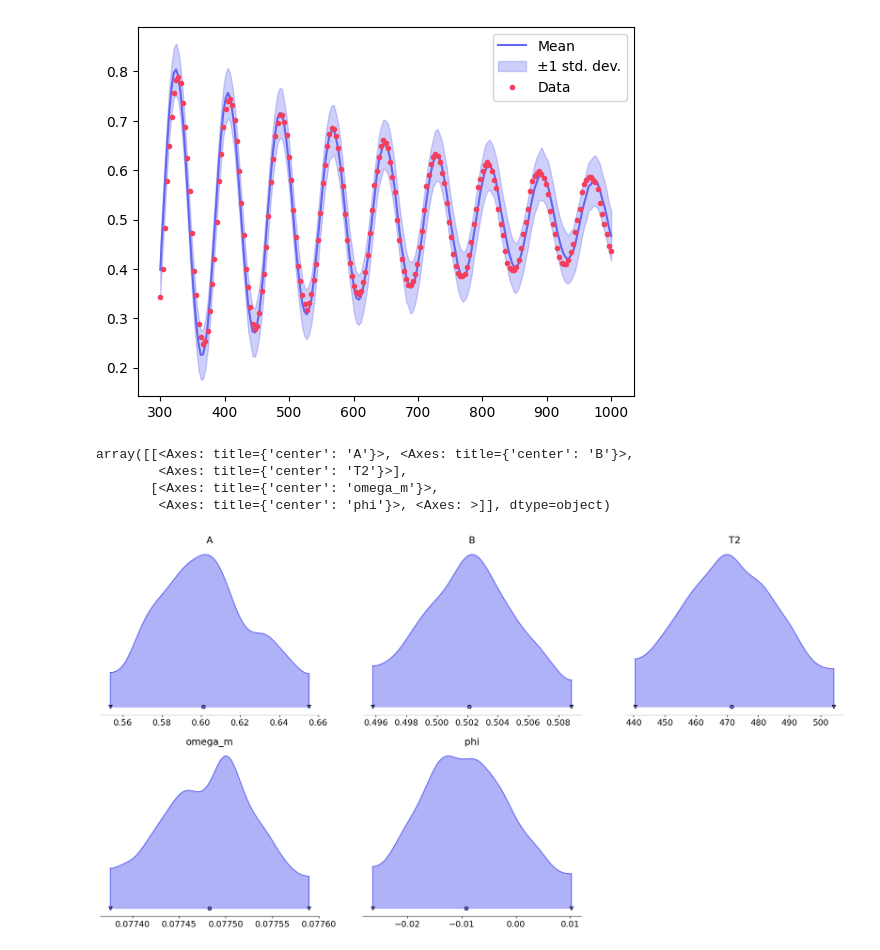
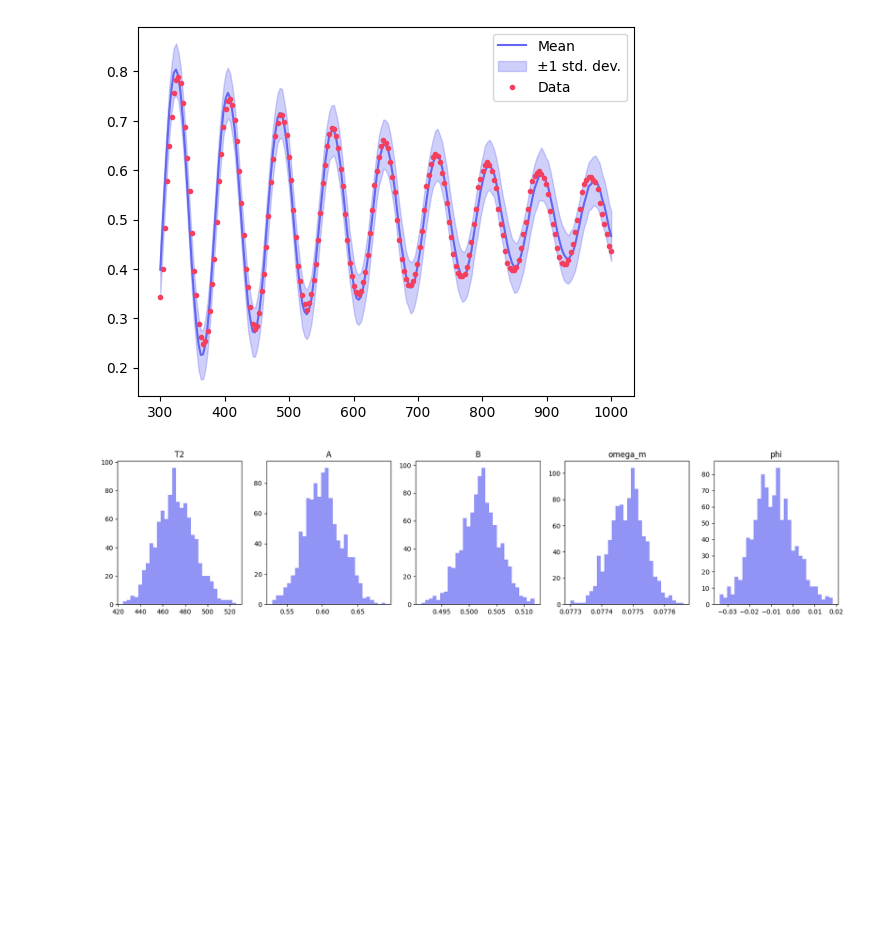
Before and after one commit to PorametPat/inspeqtor, a Jupyter notebook: docs/tutorials/tutorial_0005_ramsey_experiment.ipynb, the cells around one changed output. Drawn from its saved outputs; the diff is of its cells as text; code cells hidden in the pictures; blank space fills up the shorter version.

```diff
--- a/docs/tutorials/tutorial_0005_ramsey_experiment.ipynb
+++ b/docs/tutorials/tutorial_0005_ramsey_experiment.ipynb
@@ -494,14 +494,9 @@ plt.legend()
 <matplotlib.legend.Legend at 0x...>
 [figure]
 # %%
-import arviz
-
-arviz.plot_density(
-    samples, shade=0.5, hdi_markers="v", hdi_prob=0.95, colors=sq.utils.colors.blue
-)
+fig, ax = plt.subplots(1, 5, figsize=(20, 4))
+for i, param in enumerate(["T2", "A", "B", "omega_m", "phi"]):
+    ax[i].hist(samples[param], bins=30, color=sq.utils.colors.blue, alpha=0.7)
+    ax[i].set_title(param)
 # %% [output]
-array([[<Axes: title={'center': 'A'}>, <Axes: title={'center': 'B'}>,
-        <Axes: title={'center': 'T2'}>],
-       [<Axes: title={'center': 'omega_m'}>,
-        <Axes: title={'center': 'phi'}>, <Axes: >]], dtype=object)
-[figure, old version]
+[figure, new version]
```
Also changed, not shown: parts of 1 cell of this notebook, 13 other files.
